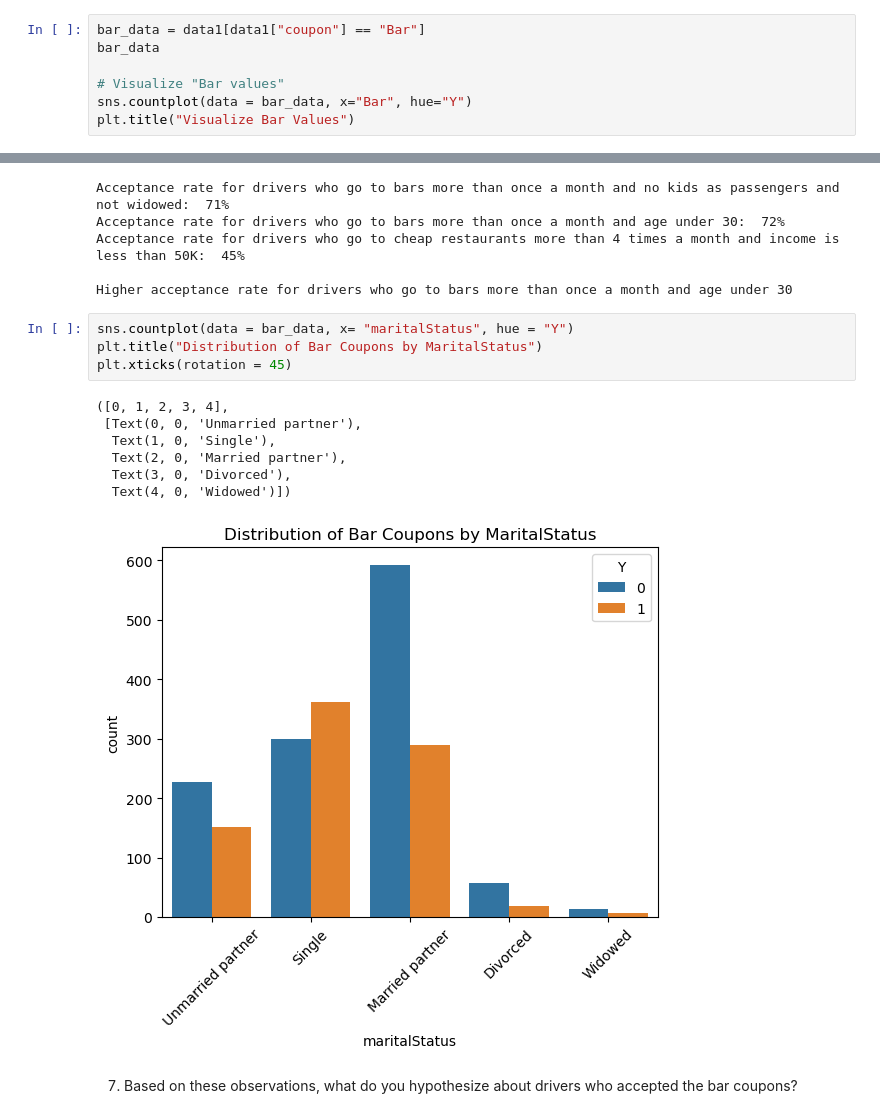
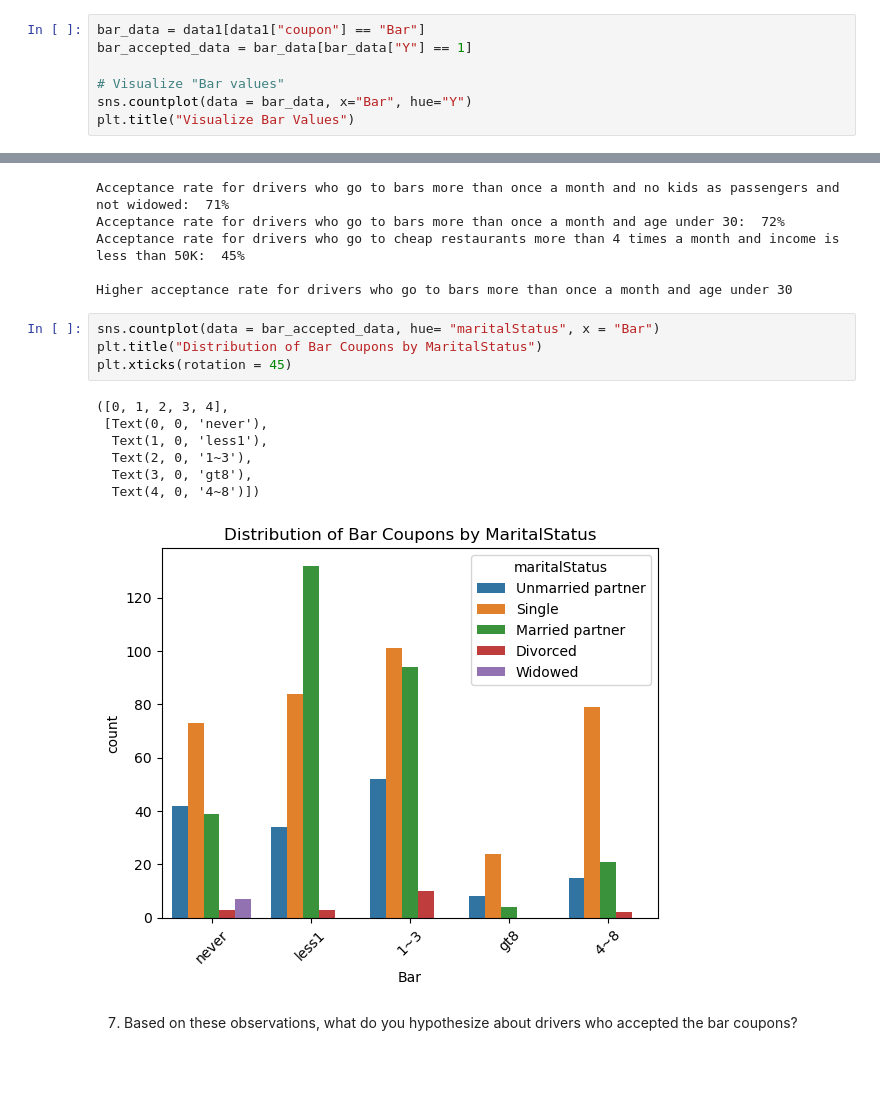
Before and after one commit to sajitha-03/Coupon_Acceptance_Rate, a Jupyter notebook: prompt.ipynb, the cells around one changed output, grey strips where cells are left out. Drawn from its saved outputs; the diff is of its cells as text; blank space fills up the shorter version.

Commit message:
Updated README and plots

```diff
--- a/prompt.ipynb
+++ b/prompt.ipynb
@@ -177,7 +177,7 @@ Now, we will lead you through an exploration of just the bar related coupons.
 1. Create a new `DataFrame` that contains just the bar coupons.
 # %%
 bar_data = data1[data1["coupon"] == "Bar"]
-bar_data
+bar_accepted_data = bar_data[bar_data["Y"] == 1]
 
 # Visualize "Bar values"
 sns.countplot(data = bar_data, x="Bar", hue="Y")
@@ -373,17 +350,17 @@ Acceptance rate for drivers who go to cheap restaurants more than 4 times a mont
 
 Higher acceptance rate for drivers who go to bars more than once a month and age under 30
 # %%
-sns.countplot(data = bar_data, x= "maritalStatus", hue = "Y")
+sns.countplot(data = bar_accepted_data, hue= "maritalStatus", x = "Bar")
 plt.title("Distribution of Bar Coupons by MaritalStatus")
 plt.xticks(rotation = 45)
 # %% [output]
 ([0, 1, 2, 3, 4],
- [Text(0, 0, 'Unmarried partner'),
-  Text(1, 0, 'Single'),
-  Text(2, 0, 'Married partner'),
-  Text(3, 0, 'Divorced'),
-  Text(4, 0, 'Widowed')])
+ [Text(0, 0, 'never'),
+  Text(1, 0, 'less1'),
+  Text(2, 0, '1~3'),
+  Text(3, 0, 'gt8'),
+  Text(4, 0, '4~8')])
-[figure, old version]
+[figure, new version]
 # %% [markdown]
 7.  Based on these observations, what do you hypothesize about drivers who accepted the bar coupons?
 # %% [markdown]
```
Also changed, not shown: parts of 19 cells of this notebook, 1 other file.
